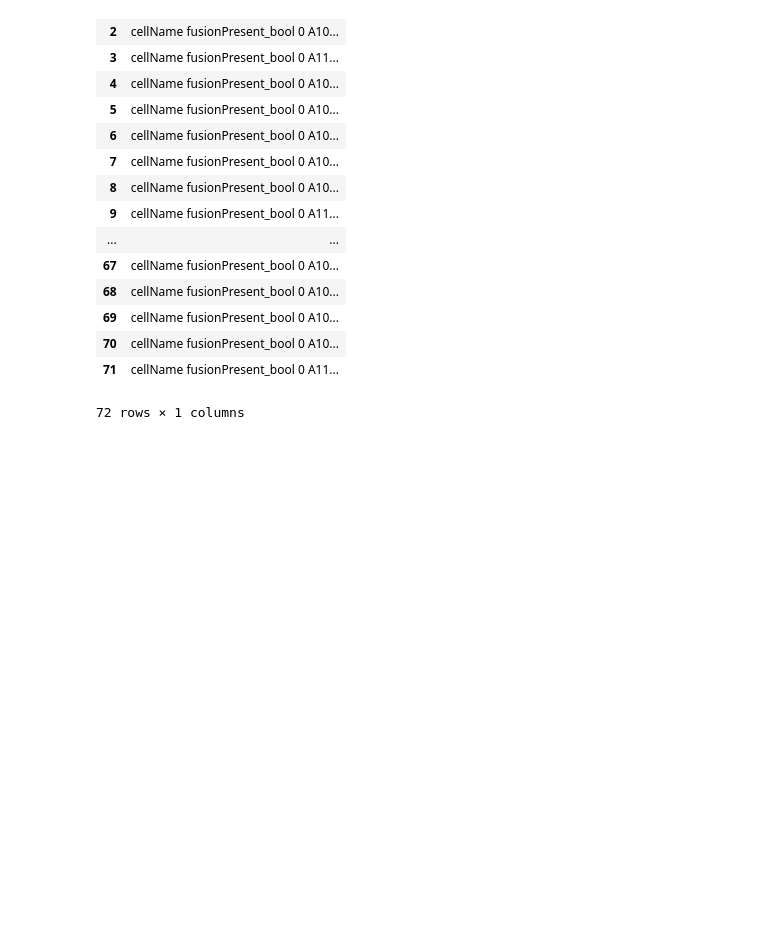
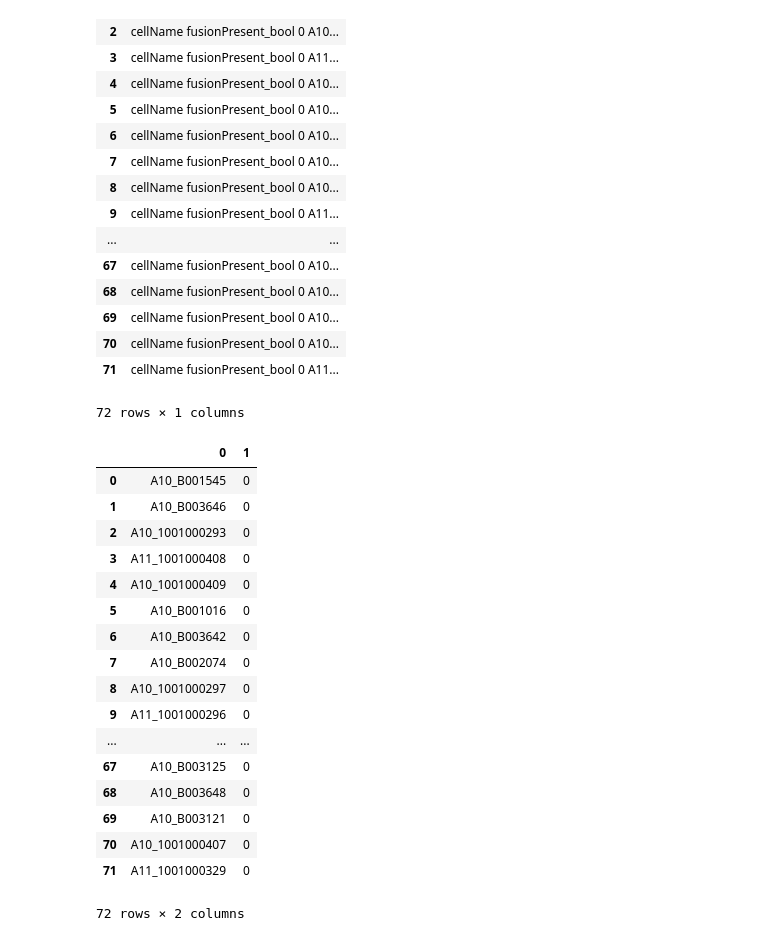
Before and after one commit to czbiohub/fusion_detection_pipeline, a Jupyter notebook: fusionSearch/searchFunc_scratch.ipynb, the cells around one changed output. Drawn from its saved outputs; the diff is of its cells as text; code cells hidden in the pictures; blank space fills up the shorter version.

```diff
--- a/fusionSearch/searchFunc_scratch.ipynb
+++ b/fusionSearch/searchFunc_scratch.ipynb
@@ -383,3 +383,25 @@ pd.DataFrame(data=outputRows)
 | 70 | cellName fusionPresent_bool 0 A10... |
 | 71 | cellName fusionPresent_bool 0 A11... |
 72 rows × 1 columns
+# %%
+t = pd.read_csv('./testOut.csv')
+t
+# %% [output]
+|  | 0 | 1 |
+| 0 | A10_B001545 | 0 |
+| 1 | A10_B003646 | 0 |
+| 2 | A10_1001000293 | 0 |
+| 3 | A11_1001000408 | 0 |
+| 4 | A10_1001000409 | 0 |
+| 5 | A10_B001016 | 0 |
+| 6 | A10_B003642 | 0 |
+| 7 | A10_B002074 | 0 |
+| 8 | A10_1001000297 | 0 |
+| 9 | A11_1001000296 | 0 |
+| ... | ... | ... |
+| 67 | A10_B003125 | 0 |
+| 68 | A10_B003648 | 0 |
+| 69 | A10_B003121 | 0 |
+| 70 | A10_1001000407 | 0 |
+| 71 | A11_1001000329 | 0 |
+72 rows × 2 columns
```
Also changed, not shown: 2 other files.
